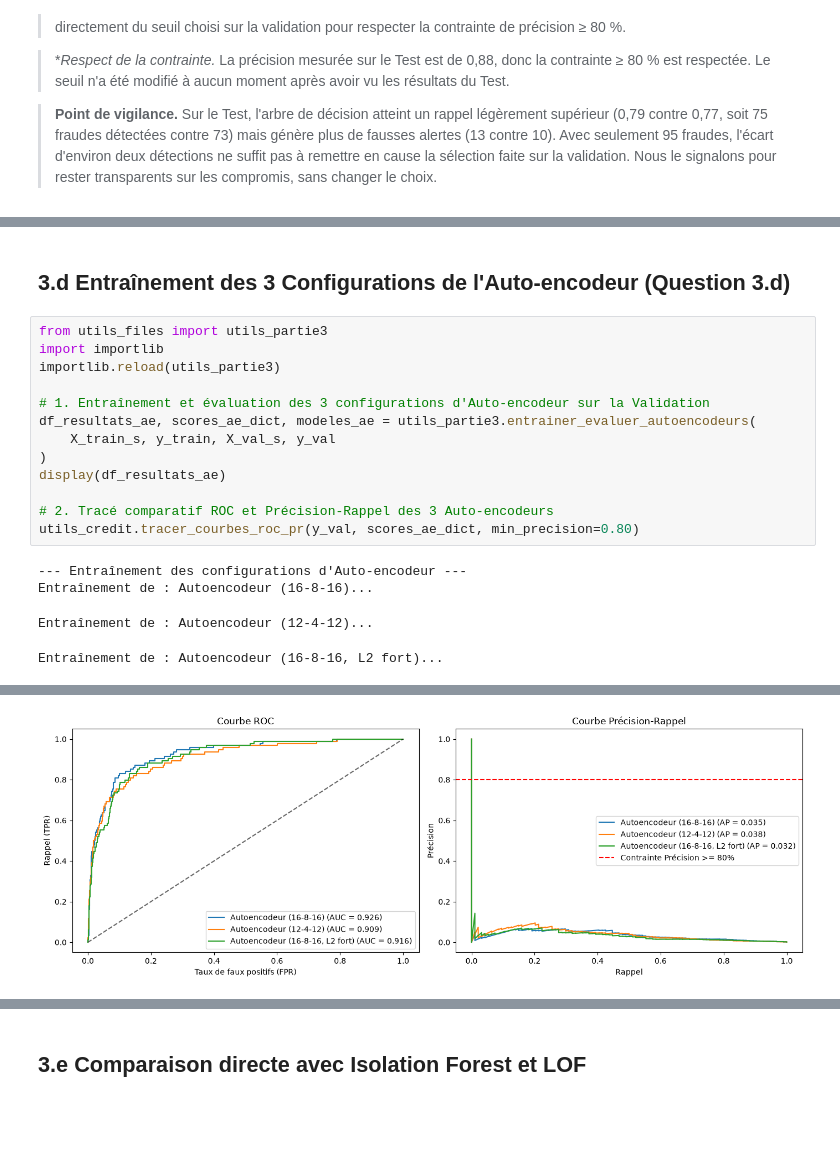
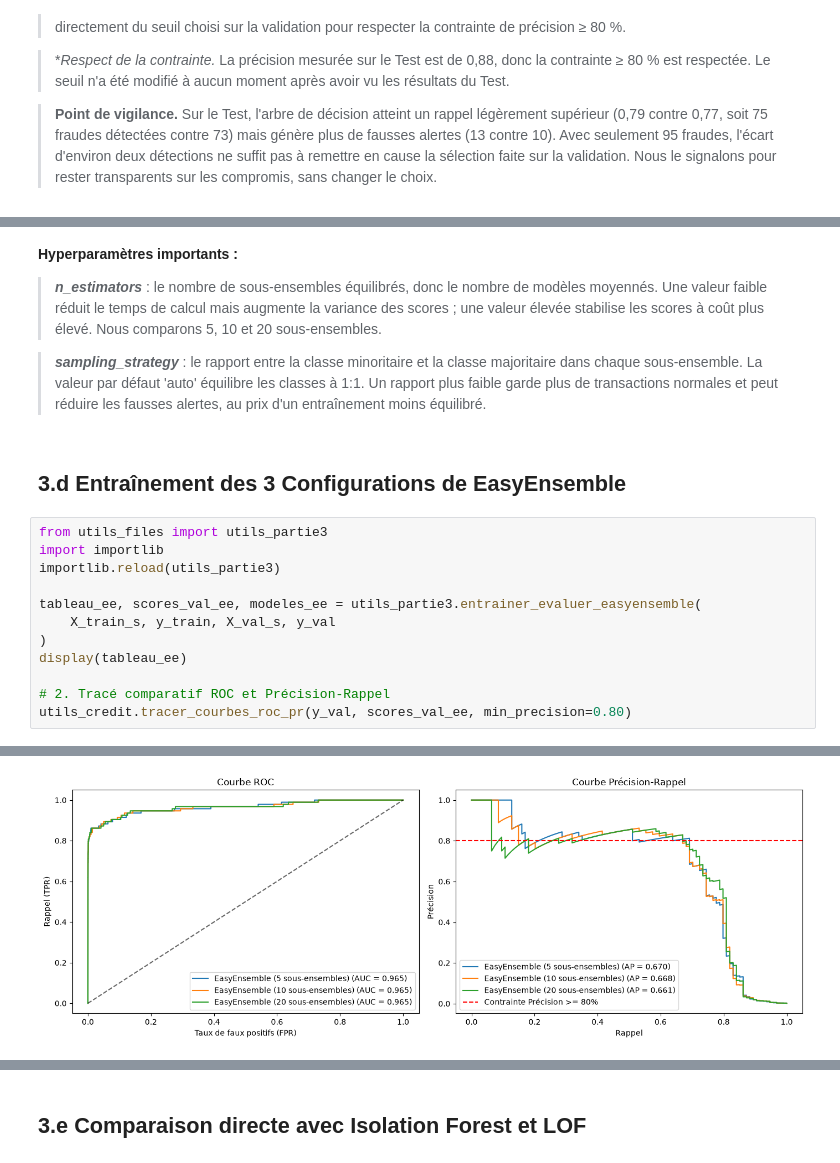
Before and after one commit to HananeDjouadi/TP-Anomalie-ML, a Jupyter notebook: notebook/partie2et3_fraudes.ipynb, the cells around one changed output, grey strips where cells are left out. Drawn from its saved outputs; the diff is of its cells as text; blank space fills up the shorter version.

Commit message:
chang de modele partie3: EasyEnsemble , partie3:3.a.b.c.d.e fait

```diff
--- a/notebook/partie2et3_fraudes.ipynb
+++ b/notebook/partie2et3_fraudes.ipynb
@@ -501,20 +532,21 @@ Nous les appliquons pour la première fois sur l'ensemble de **Test** (`X_test_s
+# %% [markdown]
+**Hyperparamètres importants :**
+
+> ***n_estimators*** : le nombre de sous-ensembles équilibrés, donc le nombre de modèles moyennés. Une valeur faible réduit le temps de calcul mais augmente la variance des scores ; une valeur élevée stabilise les scores à coût plus élevé. Nous comparons 5, 10 et 20 sous-ensembles.
+
+> ***sampling_strategy*** : le rapport entre la classe minoritaire et la classe majoritaire dans chaque sous-ensemble. La valeur par défaut 'auto' équilibre les classes à 1:1. Un rapport plus faible garde plus de transactions normales et peut réduire les fausses alertes, au prix d'un entraînement moins équilibré.
 # %% [markdown]
-## 3.d Entraînement des 3 Configurations de l'Auto-encodeur (Question 3.d)
+## 3.d Entraînement des 3 Configurations de EasyEnsemble
 # %%
 from utils_files import utils_partie3
 import importlib
 importlib.reload(utils_partie3)
 
-# 1. Entraînement et évaluation des 3 configurations d'Auto-encodeur sur la Validation
-df_resultats_ae, scores_ae_dict, modeles_ae = utils_partie3.entrainer_evaluer_autoencodeurs(
+tableau_ee, scores_val_ee, modeles_ee = utils_partie3.entrainer_evaluer_easyensemble(
     X_train_s, y_train, X_val_s, y_val
 )
-display(df_resultats_ae)
+display(tableau_ee)
 
-# 2. Tracé comparatif ROC et Précision-Rappel des 3 Auto-encodeurs
-utils_credit.tracer_courbes_roc_pr(y_val, scores_ae_dict, min_precision=0.80)
+# 2. Tracé comparatif ROC et Précision-Rappel
+utils_credit.tracer_courbes_roc_pr(y_val, scores_val_ee, min_precision=0.80)
 # %% [output]
---- Entraînement des configurations d'Auto-encodeur ---
-Entraînement de : Autoencodeur (16-8-16)...
-Entraînement de : Autoencodeur (12-4-12)...
-Entraînement de : Autoencodeur (16-8-16, L2 fort)...
@@ -525 +557 @@ Entraînement de : Autoencodeur (16-8-16, L2 fort)...
-[figure, old version]
+[figure, new version]
```
Also changed, not shown: parts of 24 cells of this notebook, 1 other file.
